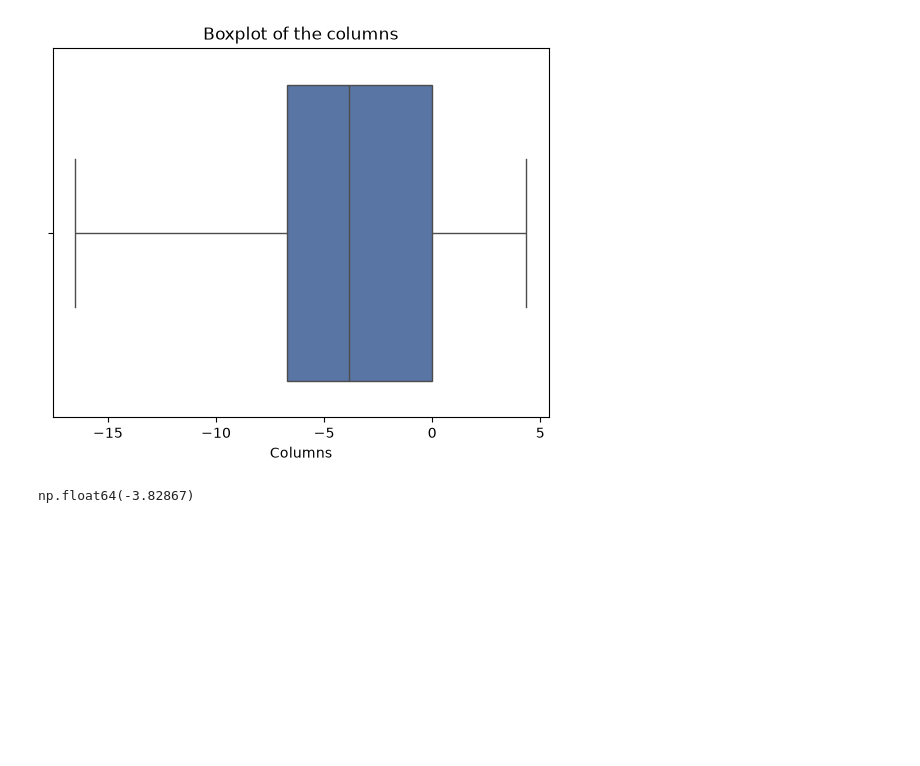
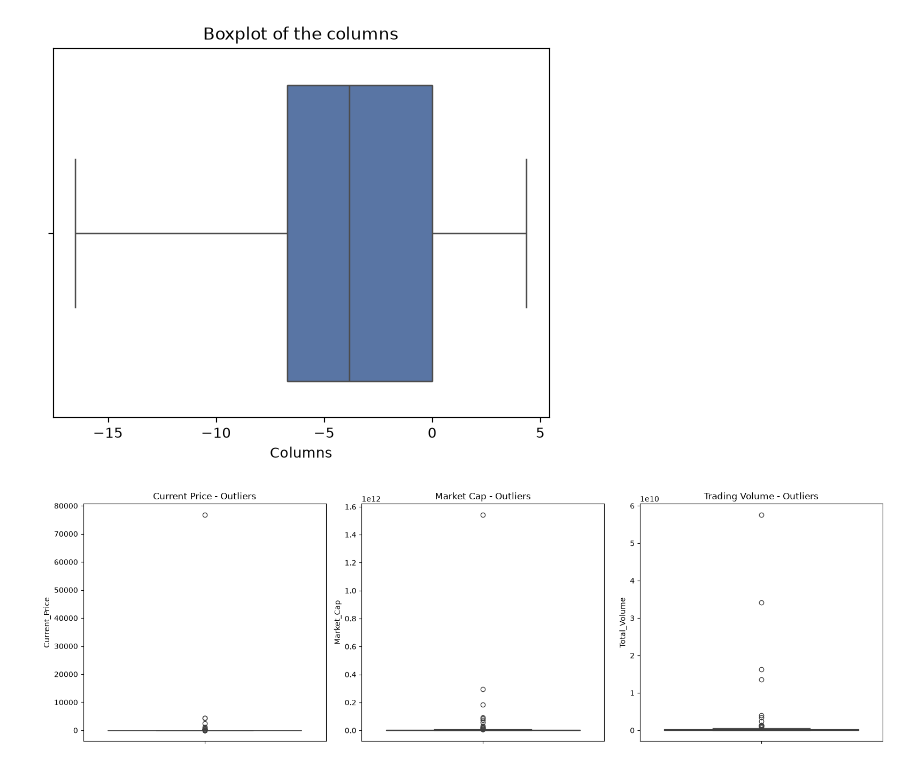
Before and after one commit to VaishnaviKirkan01/Advanced_Multi-Source_Data_Pipeline_Project, a Jupyter notebook: CoinGeko_Analysis/EDA.ipynb, the cells around one changed output. Saved outputs shown, nothing was run; the diff lists cells and outputs as text; code cells hidden in the pictures; blank space fills up the shorter version.

```diff
--- a/CoinGeko_Analysis/EDA.ipynb
+++ b/CoinGeko_Analysis/EDA.ipynb
@@ -340,9 +340,20 @@ Passing `palette` without assigning `hue` is deprecated and will be removed in v
 [figure]
 # %%
 
-# 2. Outlier Impact
+# Outlier Analysis and Impact (Box plot)
 
-df["Price_Change_Percentage_24H"].mean()
-df["Price_Change_Percentage_24H"].median()
+fig, axes = plt.subplots(1, 3, figsize=(16, 5))
+
+sns.boxplot(data=df, y="Current_Price", ax=axes[0])
+axes[0].set_title("Current Price - Outliers")
+
+sns.boxplot(data=df, y="Market_Cap", ax=axes[1])
+axes[1].set_title("Market Cap - Outliers")
+
+sns.boxplot(data=df, y="Total_Volume", ax=axes[2])
+axes[2].set_title("Trading Volume - Outliers")
+
+plt.tight_layout()
+plt.show()
 # %% [output]
-np.float64(-3.82867)
+[figure, added]
```
Also changed, not shown: parts of 13 cells of this notebook.
